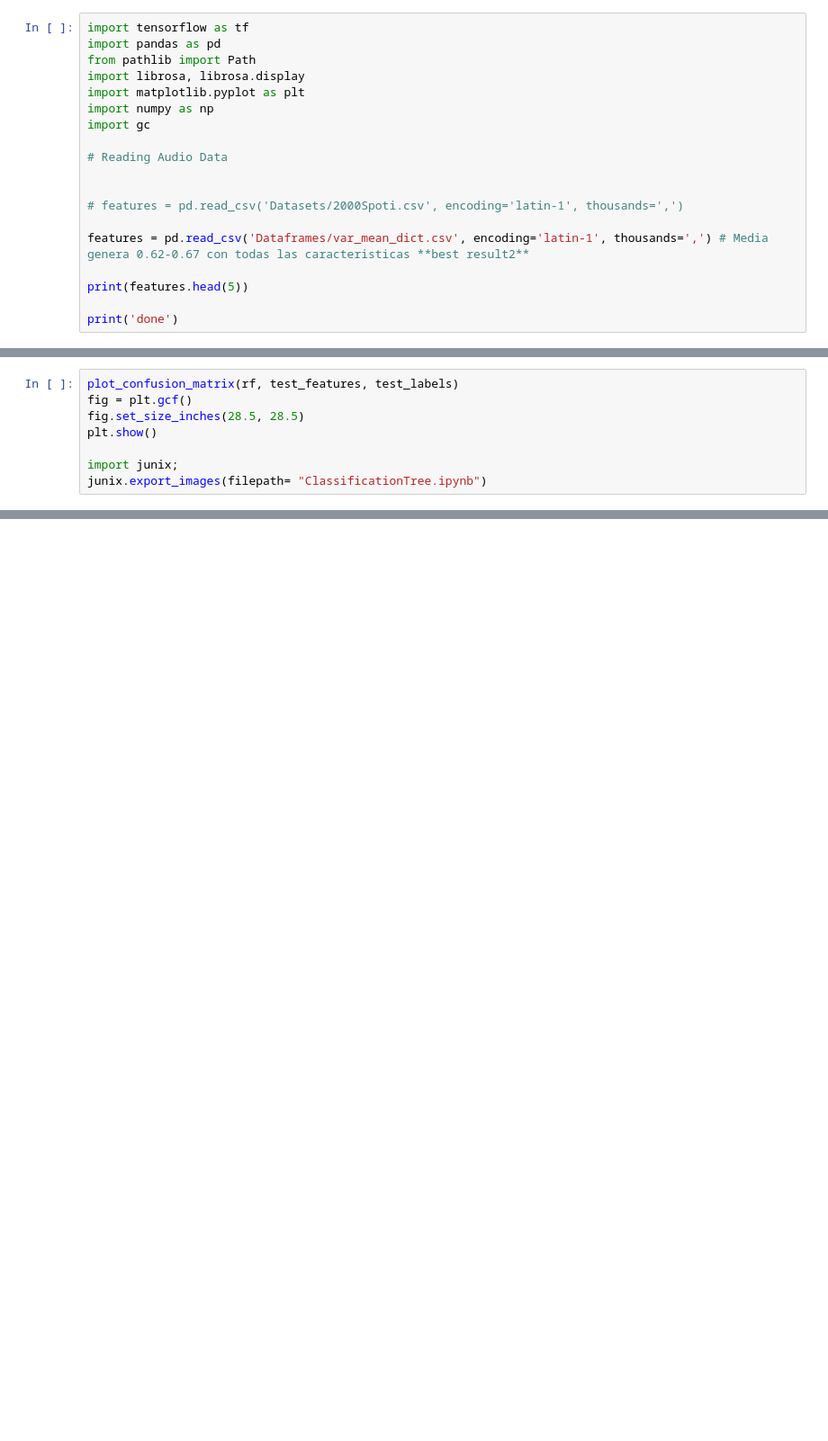
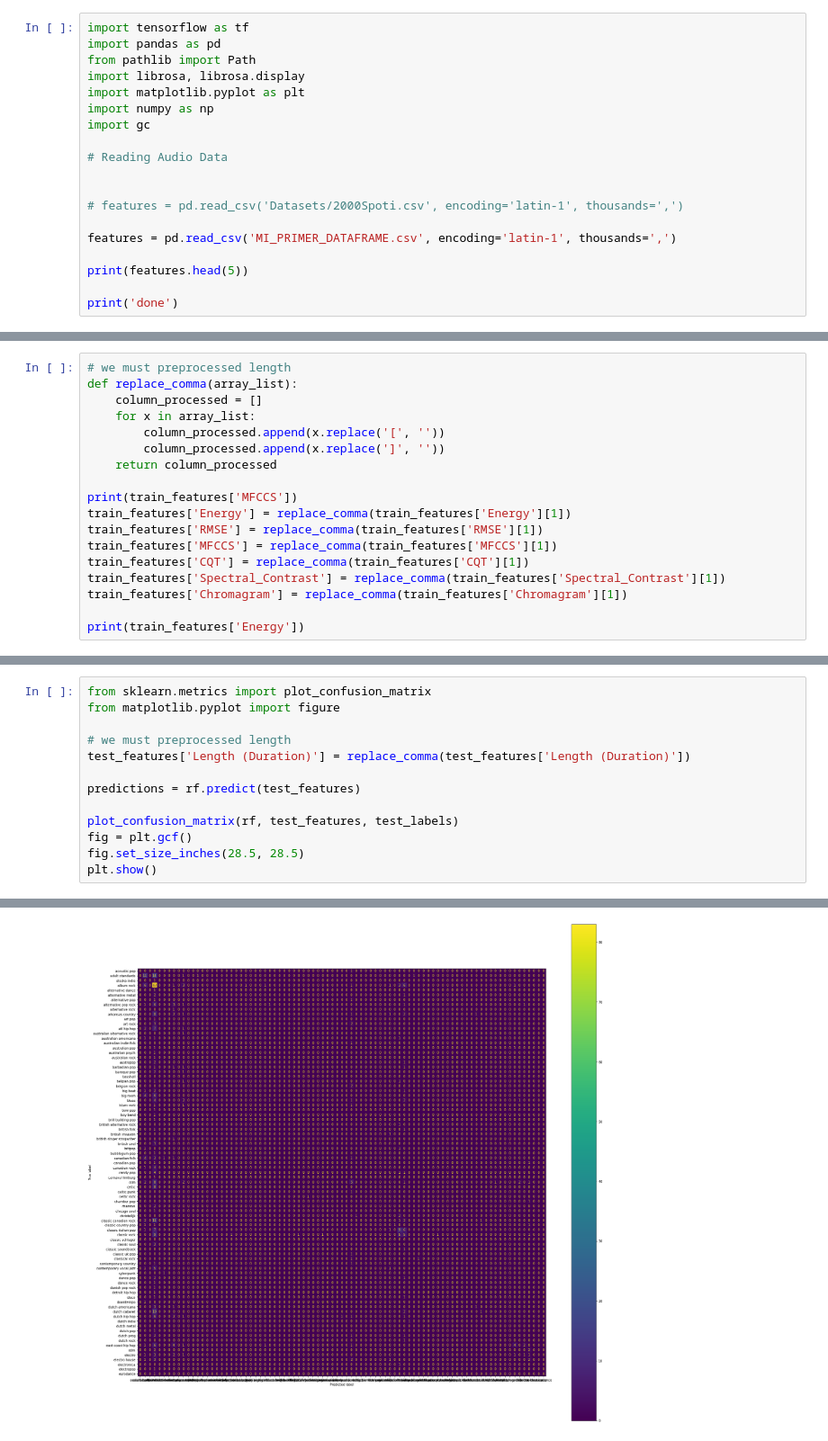
Before and after one commit to acarrill/TFGNotebooks, a Jupyter notebook: ClassificationTree.ipynb, the cells around one changed output, grey strips where cells are left out. Shown at 90% size. Cells and saved outputs as stored; diff of their text form; blank space fills up the shorter version.

```diff
--- a/ClassificationTree.ipynb
+++ b/ClassificationTree.ipynb
@@ -21,7 +19,7 @@ import gc
 
 # features = pd.read_csv('Datasets/2000Spoti.csv', encoding='latin-1', thousands=',')
 
-features = pd.read_csv('Dataframes/var_mean_dict.csv', encoding='latin-1', thousands=',') # Media genera 0.62-0.67 con todas las caracteristicas **best result2**
+features = pd.read_csv('MI_PRIMER_DATAFRAME.csv', encoding='latin-1', thousands=',')
 
 print(features.head(5))
 
@@ -472,0 +98,18 @@ junix.export_images(filepath= "ClassificationTree.ipynb")
+# %%
+# we must preprocessed length
+def replace_comma(array_list):
+    column_processed = []
+    for x in array_list:
+        column_processed.append(x.replace('[', ''))
+        column_processed.append(x.replace(']', ''))
+    return column_processed
+
+print(train_features['MFCCS'])
+train_features['Energy'] = replace_comma(train_features['Energy'][1])
+train_features['RMSE'] = replace_comma(train_features['RMSE'][1])
+train_features['MFCCS'] = replace_comma(train_features['MFCCS'][1])
+train_features['CQT'] = replace_comma(train_features['CQT'][1])
+train_features['Spectral_Contrast'] = replace_comma(train_features['Spectral_Contrast'][1])
+train_features['Chromagram'] = replace_comma(train_features['Chromagram'][1])
+
+print(train_features['Energy'])
@@ -473,9 +141,14 @@ junix.export_images(filepath= "ClassificationTree.ipynb")
 # %%
+from sklearn.metrics import plot_confusion_matrix
+from matplotlib.pyplot import figure
+
+# we must preprocessed length
+test_features['Length (Duration)'] = replace_comma(test_features['Length (Duration)'])
+
+predictions = rf.predict(test_features)
+
 plot_confusion_matrix(rf, test_features, test_labels)
 fig = plt.gcf()
 fig.set_size_inches(28.5, 28.5)
 plt.show()
-
-import junix;
-junix.export_images(filepath= "ClassificationTree.ipynb")
 # %% [output]
@@ -482,0 +155 @@ NameError: name 'rf' is not defined
+[figure, added]
```
Also changed, not shown: parts of 10 cells of this notebook, 1 other file.
